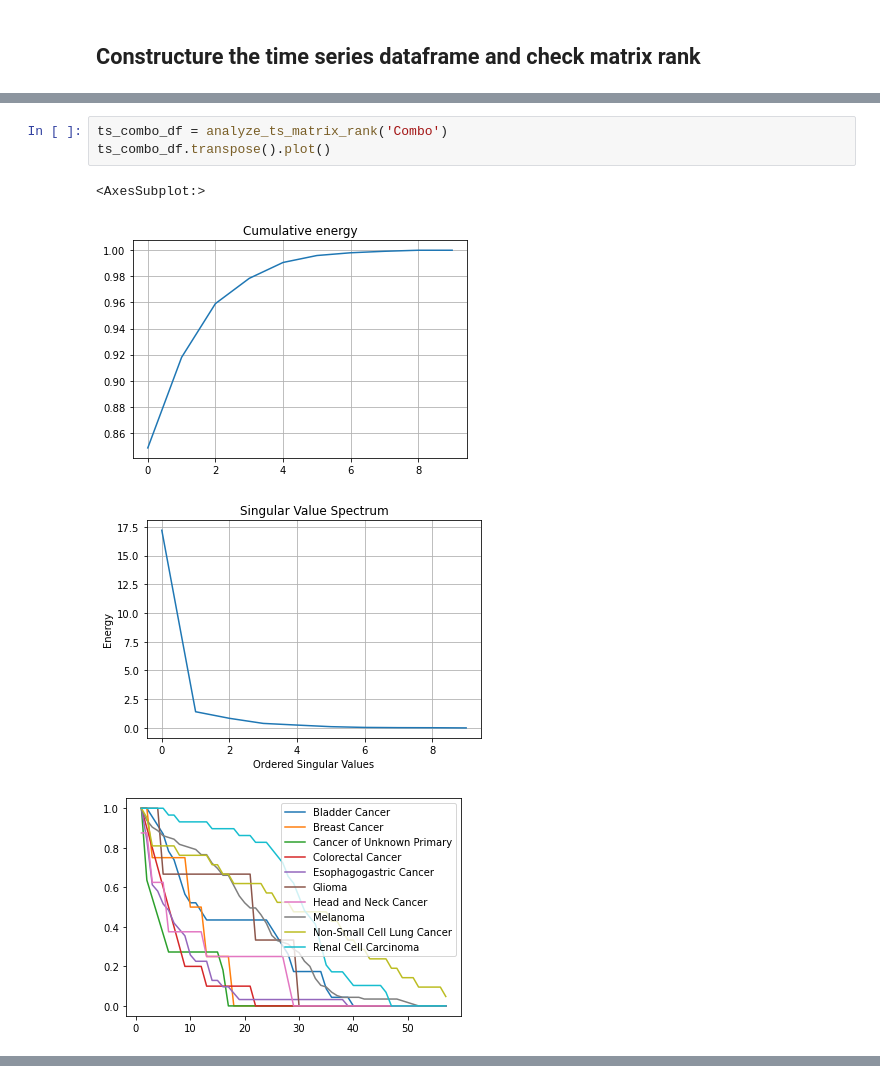
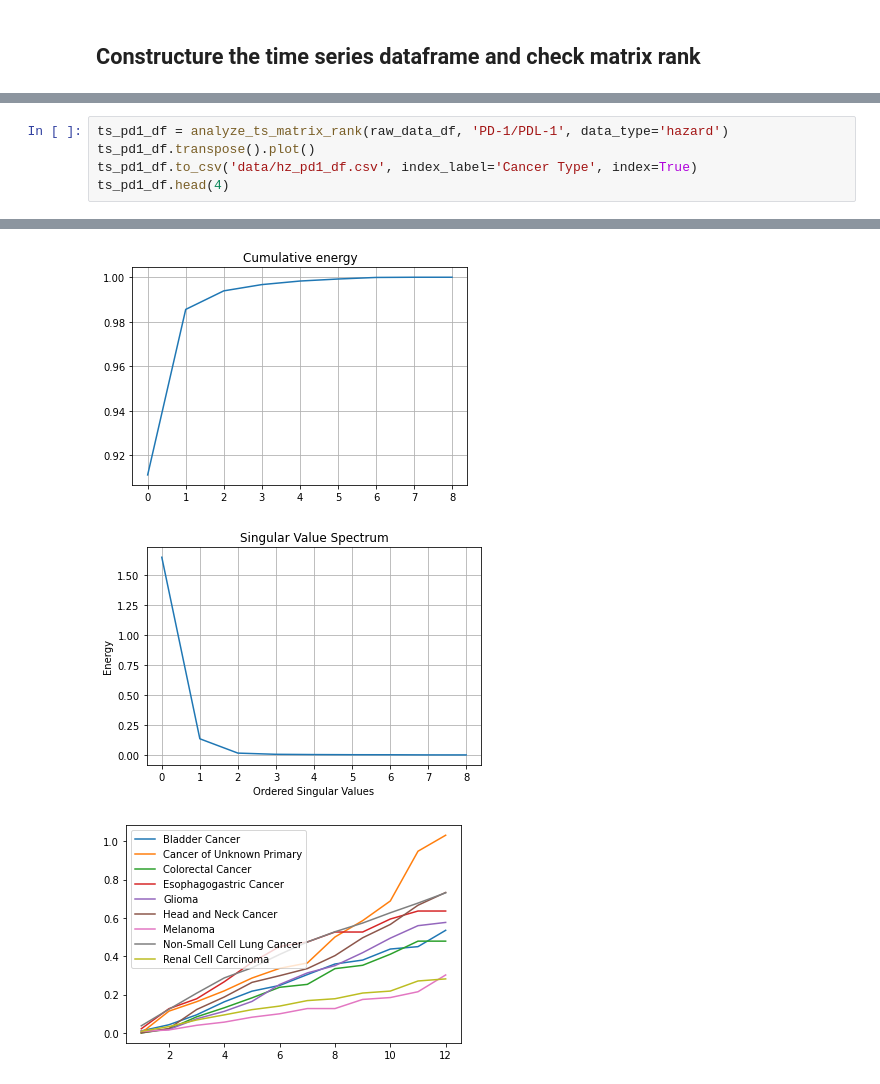
Before and after one commit to changhw01/gemini, a Jupyter notebook: 2021_01_04_data_for_sc.ipynb, the cells around one changed output, grey strips where cells are left out. Drawn from its saved outputs; the diff is of its cells as text.

```diff
--- a/2021_01_04_data_for_sc.ipynb
+++ b/2021_01_04_data_for_sc.ipynb
@@ -125,8 +168,6 @@ ts_ctla4_df.transpose().plot()
-# %%
-ts_combo_df = analyze_ts_matrix_rank('Combo')
-ts_combo_df.transpose().plot()
-# %% [output]
-<AxesSubplot:>
-[figure, removed]
-[figure, removed]
-[figure, removed]
+# %%
+ts_pd1_df = analyze_ts_matrix_rank(raw_data_df, 'PD-1/PDL-1', data_type='hazard')
+ts_pd1_df.transpose().plot()
+ts_pd1_df.to_csv('data/hz_pd1_df.csv', index_label='Cancer Type', index=True)
+ts_pd1_df.head(4)
+# %% [output]
@@ -132,0 +179,3 @@ ts_combo_df.transpose().plot()
+[figure, added]
+[figure, added]
+[figure, added]
```
Also changed, not shown: parts of 11 cells of this notebook, 4 other files.
